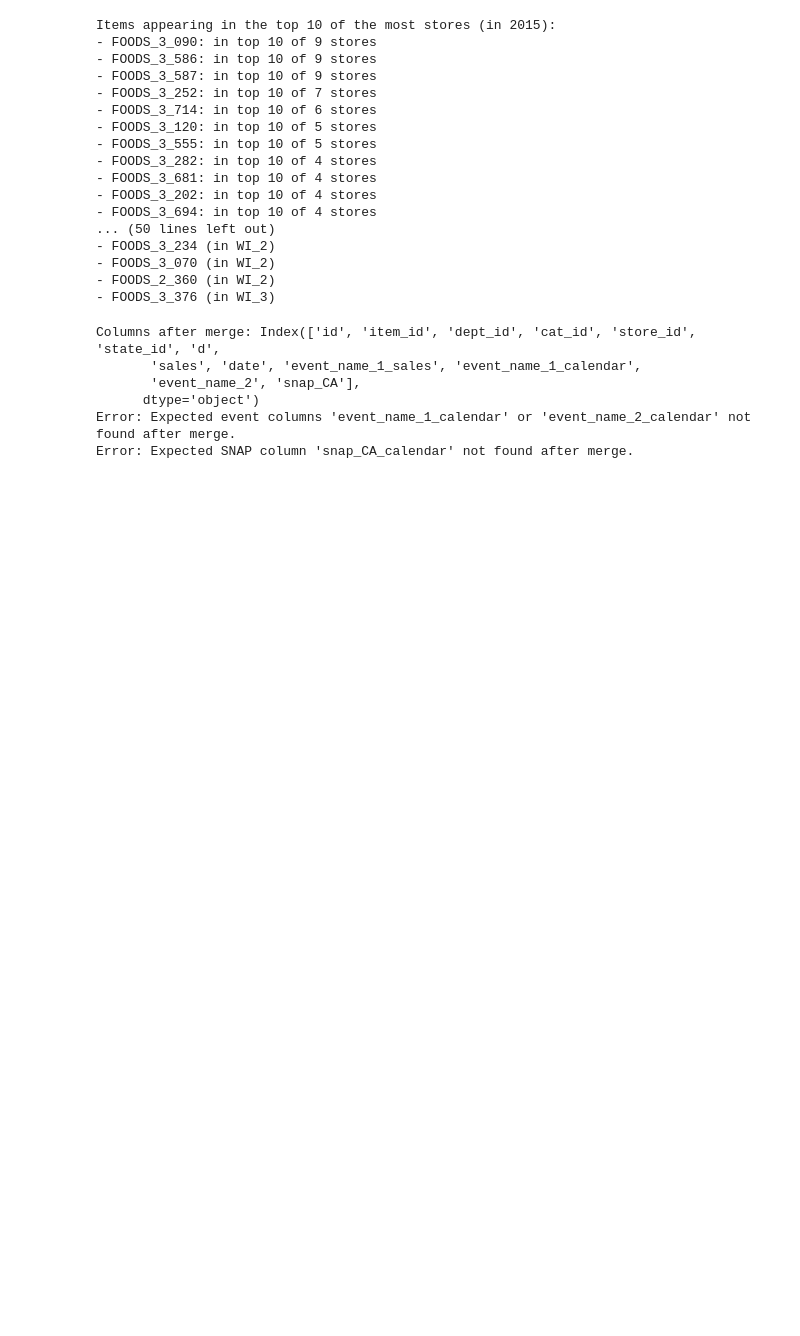
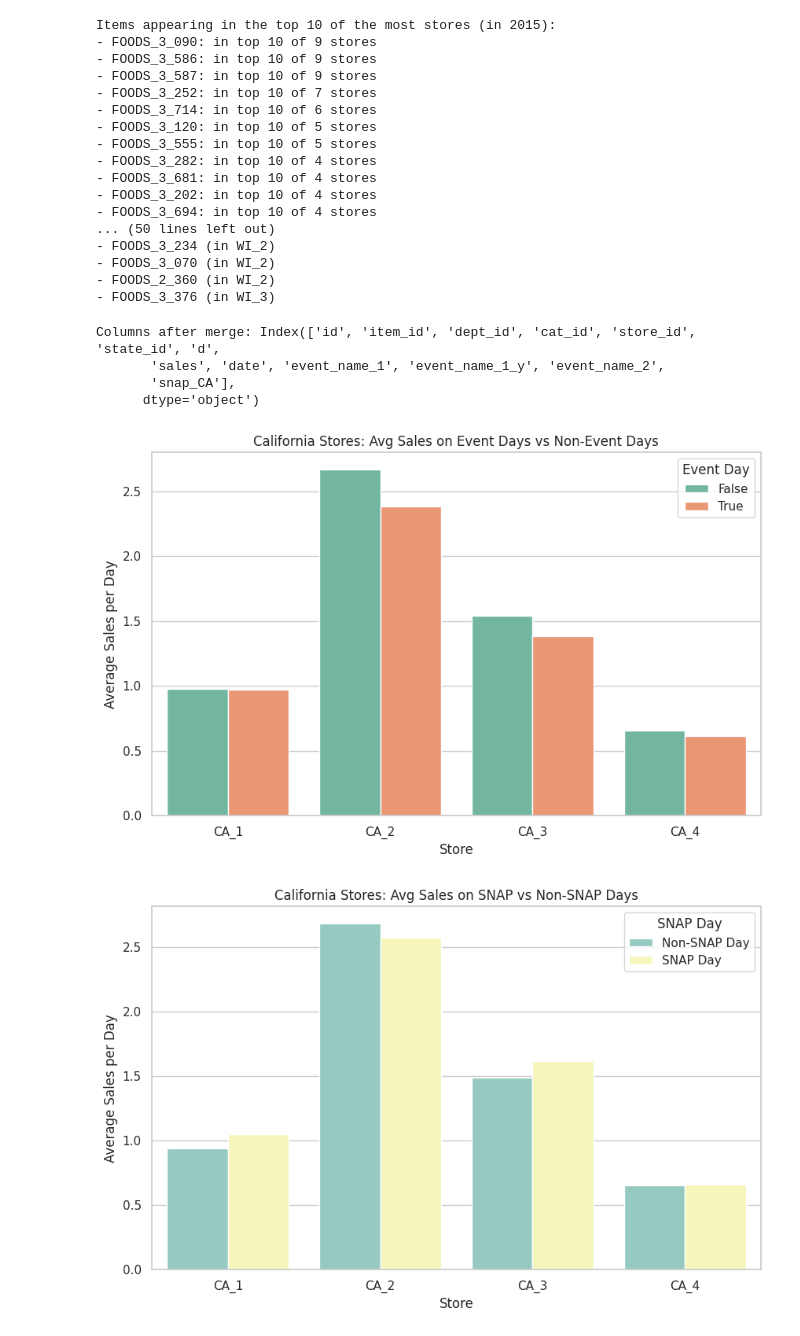
Before and after one commit to Saurabhganvir/M5_forecasting_validation, a Jupyter notebook: M5_accuracy_validation.ipynb, the cells around one changed output. Saved outputs shown, nothing was run; the diff lists cells and outputs as text; code cells hidden in the pictures; blank space fills up the shorter version.

```diff
--- a/M5_accuracy_validation.ipynb
+++ b/M5_accuracy_validation.ipynb
@@ -1045,10 +1045,11 @@ ca_sales = sample_sales[sample_sales["store_id"].str.startswith("CA")].copy()
 
 # Merge with calendar to get SNAP and Event info
 # Ensure all necessary columns are brought in from calendar
+# Remove suffixes as they are not needed if column names don't overlap
 ca_sales = ca_sales.merge(calendar[["date", "event_name_1", "event_name_2", "snap_CA"]],
                           on="date",
-                          how="left",
-                          suffixes=('_sales', '_calendar'))
+                          how="left") # Removed suffixes
+ca_sales = ca_sales.rename(columns={"event_name_1_x": "event_name_1"})
 
 # Verify column names after merge
 print("Columns after merge:", ca_sales.columns)
@@ -1057,10 +1058,9 @@ print("Columns after merge:", ca_sales.columns)
 # 2️⃣ Event vs Non-Event Sales
 # -------------------------
 # Create event_flag using the columns from the calendar merge
-# Need to check for non-null in either event_name_1 or event_name_2 from calendar
-# Check if the suffixed columns exist before using them
-event_col1 = 'event_name_1_calendar'
-event_col2 = 'event_name_2_calendar'
+# Use the correct column names which were not suffixed
+event_col1 = 'event_name_1'
+event_col2 = 'event_name_2'
 
 if event_col1 in ca_sales.columns and event_col2 in ca_sales.columns:
     ca_sales["event_flag"] = ca_sales[event_col1].notna() | ca_sales[event_col2].notna()
@@ -1072,35 +1072,36 @@ if event_col1 in ca_sales.columns and event_col2 in ca_sales.columns:
     plt.title("California Stores: Avg Sales on Event Days vs Non-Event Days")
     plt.ylabel("Average Sales per Day")
     plt.xlabel("Store")
     plt.legend(title="Event Day")
     plt.show()
 else:
     print(f"Error: Expected event columns '{event_col1}' or '{event_col2}' not found after merge.")
 
 
 # -------------------------
 # 3️⃣ SNAP vs Non-SNAP Sales
 # -------------------------
 # Use the snap_CA column from the calendar merge
-snap_col = 'snap_CA_calendar'
+snap_col = 'snap_CA' # Use the correct column name
+
 if snap_col in ca_sales.columns:
     snap_sales_ca = ca_sales.groupby(["store_id",snap_col])["sales"].mean().reset_index()
     snap_sales_ca.columns = ["store_id", "snap_CA", "sales"] # Rename column for clarity
     snap_sales_ca["snap_CA"] = snap_sales_ca["snap_CA"].map({0:"Non-SNAP Day",1:"SNAP Day"})
 
     plt.figure(figsize=(10,6))
     sns.barplot(data=snap_sales_ca, x="store_id", y="sales", hue="snap_CA", palette="Set3")
     plt.title("California Stores: Avg Sales on SNAP vs Non-SNAP Days")
     plt.ylabel("Average Sales per Day")
     plt.xlabel("Store")
     plt.legend(title="SNAP Day")
     plt.show()
 else:
      print(f"Error: Expected SNAP column '{snap_col}' not found after merge.")
 # %% [output]
 Columns after merge: Index(['id', 'item_id', 'dept_id', 'cat_id', 'store_id', 'state_id', 'd',
-       'sales', 'date', 'event_name_1_sales', 'event_name_1_calendar',
-       'event_name_2', 'snap_CA'],
+       'sales', 'date', 'event_name_1', 'event_name_1_y', 'event_name_2',
+       'snap_CA'],
       dtype='object')
-Error: Expected event columns 'event_name_1_calendar' or 'event_name_2_calendar' not found after merge.
-Error: Expected SNAP column 'snap_CA_calendar' not found after merge.
+[figure, added]
+[figure, added]
```
Also changed, not shown: parts of 1 cell of this notebook.
